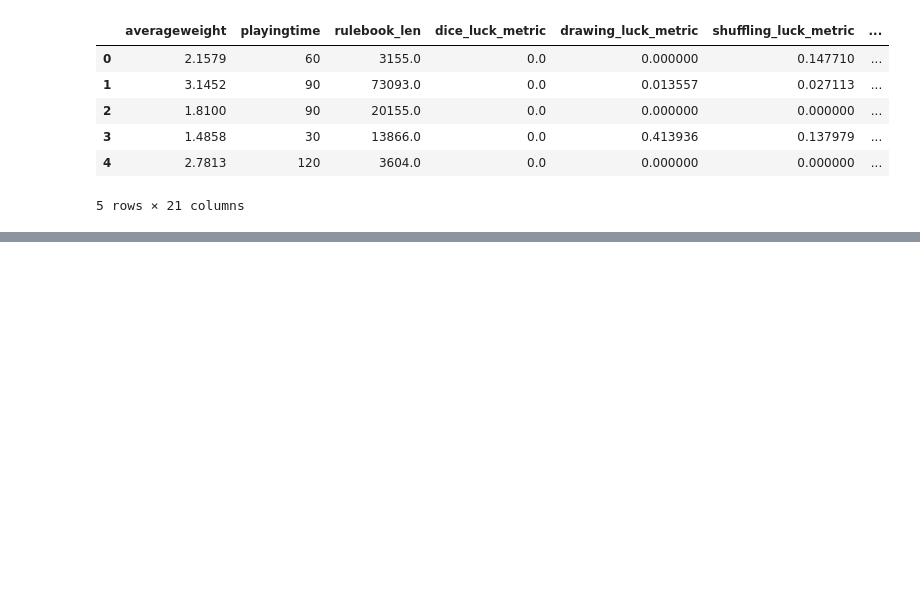
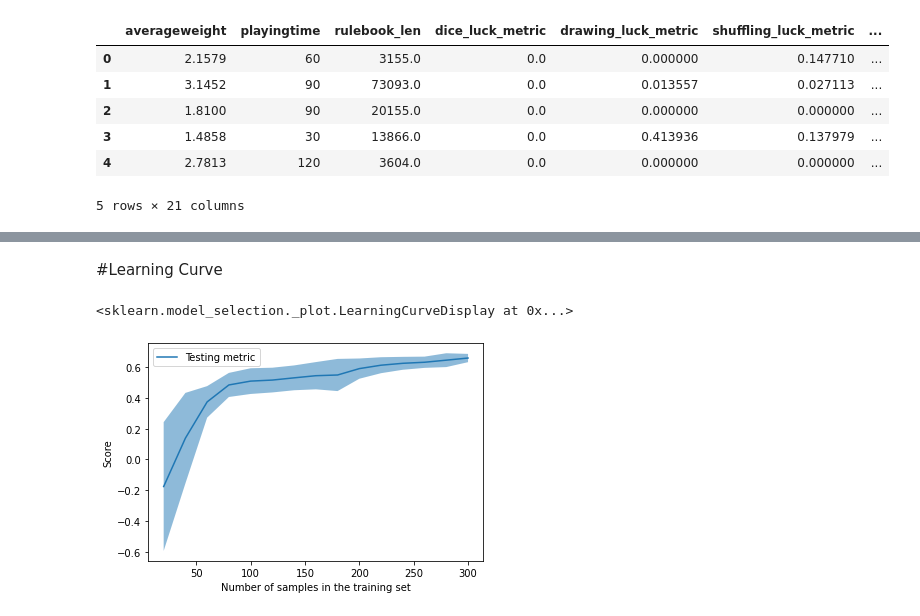
Before and after one commit to marco-luzzara/boardgame-complexity-predictor, a Jupyter notebook: src/predict.ipynb, the cells around one changed output, grey strips where cells are left out. Saved outputs shown, nothing was run; the diff lists cells and outputs as text; code cells hidden in the pictures; blank space fills up the shorter version.

```diff
--- a/src/predict.ipynb
+++ b/src/predict.ipynb
@@ -249,0 +261,13 @@ results
+# %% [markdown]
+#Learning Curve
+# %%
+from sklearn.model_selection import LearningCurveDisplay
+
+model = models['Linear Models'][4].instance
+
+LearningCurveDisplay.from_estimator(
+   model, x_all, y_all, train_sizes=list(range(20, int(len(x_all) * 0.8), 20)),
+   cv=custom_cv_stratified_regression(5, x_all, y_all, test_size = 0.20, random_state = 100))
+# %% [output]
+<sklearn.model_selection._plot.LearningCurveDisplay at 0x...>
+[figure, added]
```
Also changed, not shown: parts of 6 cells of this notebook.
